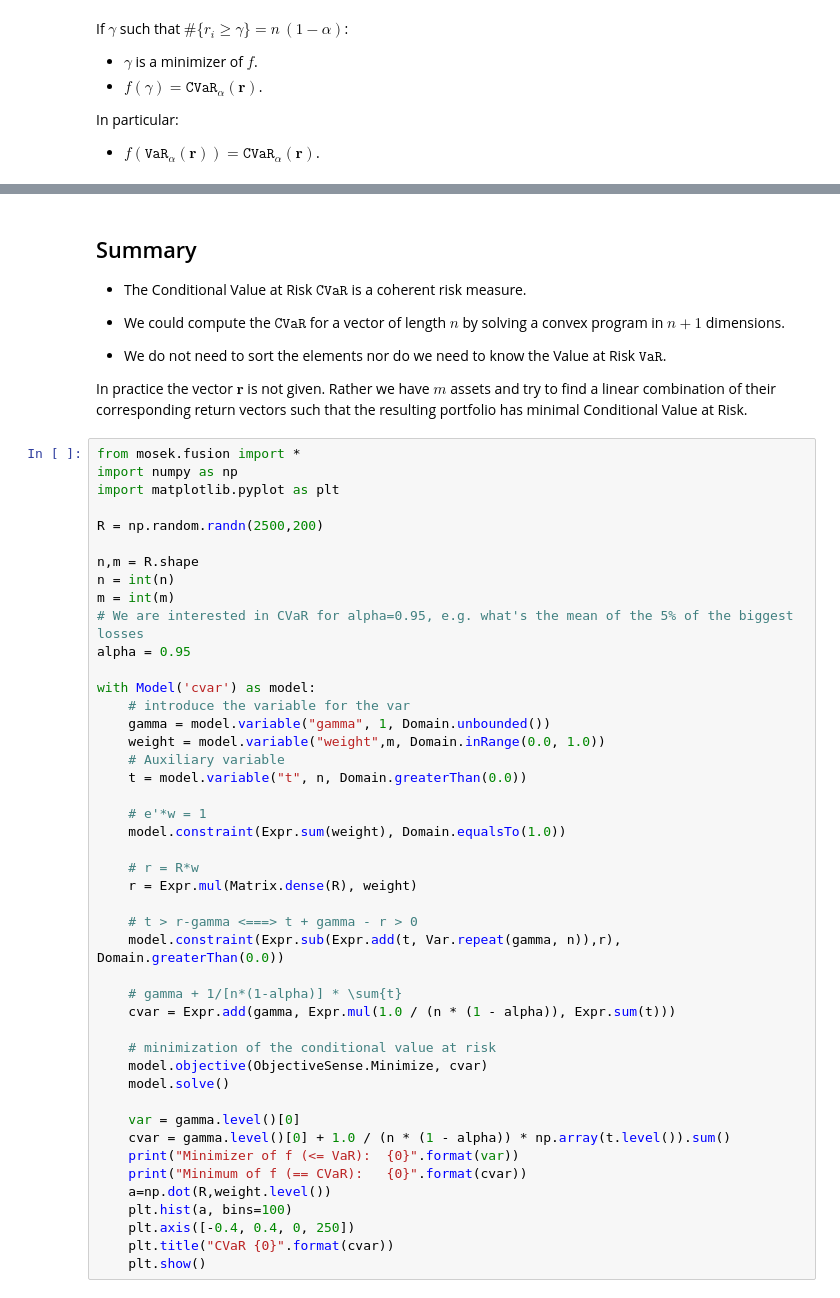
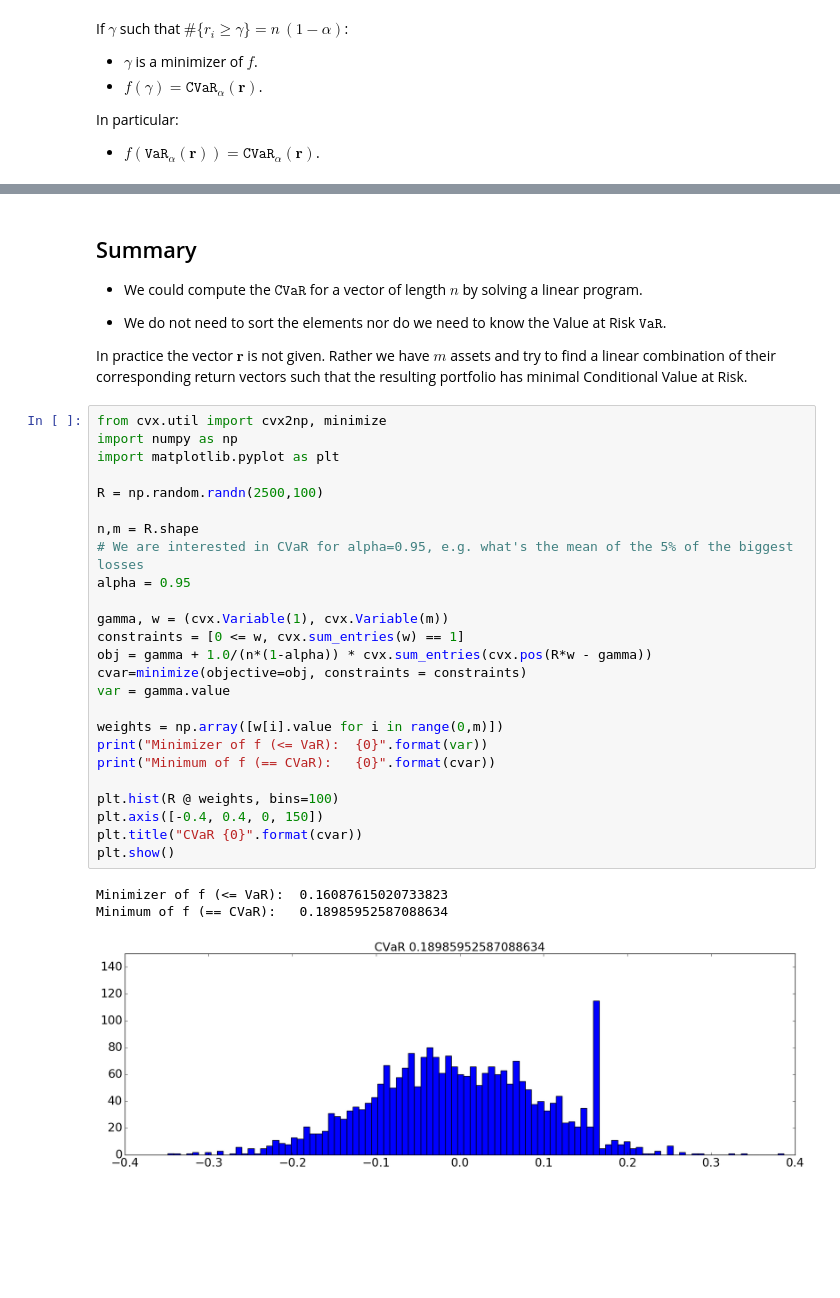
Before and after one commit to tschm/epfl, a Jupyter notebook: books/ConditionalValueAtRisk.ipynb, the cells around one changed output, grey strips where cells are left out. Drawn from its saved outputs; the diff is of its cells as text; blank space fills up the shorter version.

```diff
--- a/books/ConditionalValueAtRisk.ipynb
+++ b/books/ConditionalValueAtRisk.ipynb
@@ -182,55 +97,37 @@ ImportError: No module named 'mosek'
 Summary
 -------
 
-* The Conditional Value at Risk $\mathtt{CVaR}$ is a coherent risk measure.
-
-* We could compute the $\mathtt{CVaR}$ for a vector of length $n$ by solving a convex program in $n+1$ dimensions.
+* We could compute the $\mathtt{CVaR}$ for a vector of length $n$ by solving a linear program.
 
 * We do not need to sort the elements nor do we need to know the Value at Risk $\mathtt{VaR}$.
 
 In practice the vector $\mathbf{r}$ is not given. Rather we have $m$ assets and try to find a linear combination of their corresponding return vectors such that the resulting portfolio has minimal Conditional Value at Risk.
 # %%
-from mosek.fusion import *
+from cvx.util import cvx2np, minimize
 import numpy as np
 import matplotlib.pyplot as plt
 
-R = np.random.randn(2500,200)
+R = np.random.randn(2500,100)
 
 n,m = R.shape
-n = int(n)
-m = int(m)
 # We are interested in CVaR for alpha=0.95, e.g. what's the mean of the 5% of the biggest losses
 alpha = 0.95
 
-with Model('cvar') as model:
-    # introduce the variable for the var
-    gamma = model.variable("gamma", 1, Domain.unbounded())
-    weight = model.variable("weight",m, Domain.inRange(0.0, 1.0))
-    # Auxiliary variable
-    t = model.variable("t", n, Domain.greaterThan(0.0))
+gamma, w = (cvx.Variable(1), cvx.Variable(m))
+constraints = [0 <= w, cvx.sum_entries(w) == 1]
+obj = gamma + 1.0/(n*(1-alpha)) * cvx.sum_entries(cvx.pos(R*w - gamma))
+cvar=minimize(objective=obj, constraints = constraints)
+var = gamma.value
 
-    # e'*w = 1
-    model.constraint(Expr.sum(weight), Domain.equalsTo(1.0))
+weights = np.array([w[i].value for i in range(0,m)])
+print("Minimizer of f (<= VaR):  {0}".format(var))
+print("Minimum of f (== CVaR):   {0}".format(cvar))
 
-    # r = R*w
-    r = Expr.mul(Matrix.dense(R), weight)
-
-    # t > r-gamma <===> t + gamma - r > 0
-    model.constraint(Expr.sub(Expr.add(t, Var.repeat(gamma, n)),r), Domain.greaterThan(0.0))
-
-    # gamma + 1/[n*(1-alpha)] * \sum{t}
-    cvar = Expr.add(gamma, Expr.mul(1.0 / (n * (1 - alpha)), Expr.sum(t)))
-
-    # minimization of the conditional value at risk
-    model.objective(ObjectiveSense.Minimize, cvar)
-    model.solve()
-
-    var = gamma.level()[0]
-    cvar = gamma.level()[0] + 1.0 / (n * (1 - alpha)) * np.array(t.level()).sum()
-    print("Minimizer of f (<= VaR):  {0}".format(var))
-    print("Minimum of f (== CVaR):   {0}".format(cvar))
-    a=np.dot(R,weight.level())
-    plt.hist(a, bins=100)
-    plt.axis([-0.4, 0.4, 0, 250])
-    plt.title("CVaR {0}".format(cvar))
-    plt.show()
+plt.hist(R @ weights, bins=100)
+plt.axis([-0.4, 0.4, 0, 150])
+plt.title("CVaR {0}".format(cvar))
+plt.show()
+# %% [output]
+Minimizer of f (<= VaR):  0.16087615020733823
+Minimum of f (== CVaR):   0.18985952587088634
+[figure, added]
```
Also changed, not shown: parts of 10 cells of this notebook, 6 other files.
